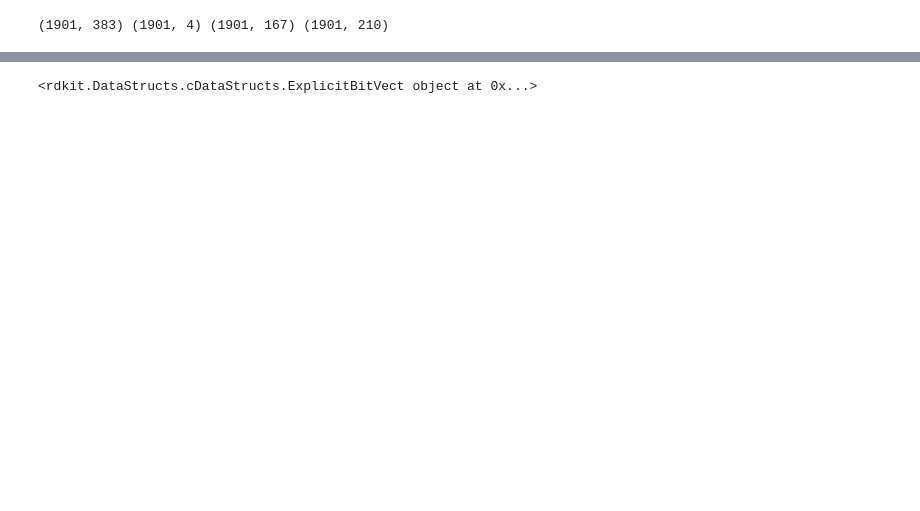
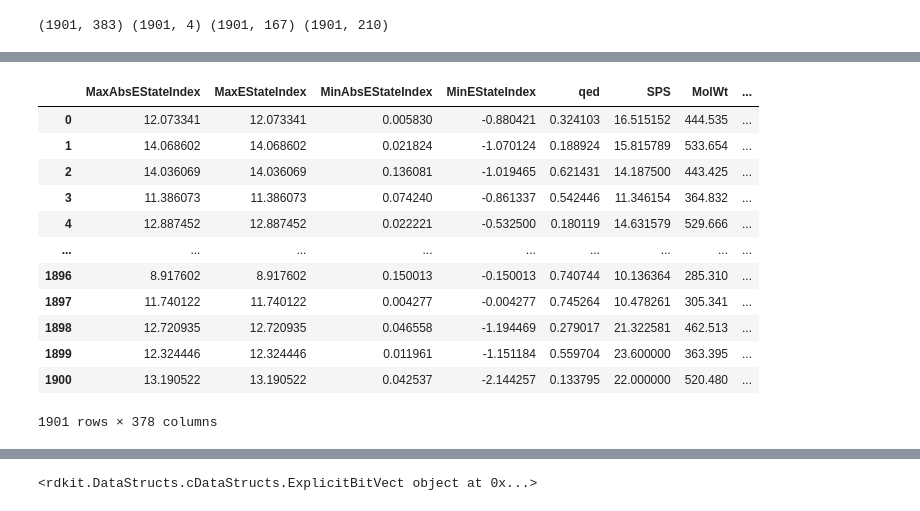
Before and after one commit to davidmandia/Bioinformatics-project---AI-, a Jupyter notebook: Project.ipynb, the cells around one changed output, grey strips where cells are left out. Cells and saved outputs as stored; diff of their text form; code cells hidden in the pictures; blank space fills up the shorter version.

```diff
--- a/Project.ipynb
+++ b/Project.ipynb
@@ -128,0 +156,20 @@ X.shape
+# %%
+data_fu_des_fp = data_fu_des_fp.drop(['Molecule', 'group', 'smiles'], axis=1)
+# %%
+data_fu_des_fp = data_fu_des_fp.drop(['maccs_fingerprint'], axis=1)
+# %%
+data_fu_des_fp
+# %% [output]
+|  | MaxAbsEStateIndex | MaxEStateIndex | MinAbsEStateIndex | MinEStateIndex | qed | SPS | MolWt | ... |
+| 0 | 12.073341 | 12.073341 | 0.005830 | -0.880421 | 0.324103 | 16.515152 | 444.535 | ... |
+| 1 | 14.068602 | 14.068602 | 0.021824 | -1.070124 | 0.188924 | 15.815789 | 533.654 | ... |
+| 2 | 14.036069 | 14.036069 | 0.136081 | -1.019465 | 0.621431 | 14.187500 | 443.425 | ... |
+| 3 | 11.386073 | 11.386073 | 0.074240 | -0.861337 | 0.542446 | 11.346154 | 364.832 | ... |
+| 4 | 12.887452 | 12.887452 | 0.022221 | -0.532500 | 0.180119 | 14.631579 | 529.666 | ... |
+| ... | ... | ... | ... | ... | ... | ... | ... | ... |
+| 1896 | 8.917602 | 8.917602 | 0.150013 | -0.150013 | 0.740744 | 10.136364 | 285.310 | ... |
+| 1897 | 11.740122 | 11.740122 | 0.004277 | -0.004277 | 0.745264 | 10.478261 | 305.341 | ... |
+| 1898 | 12.720935 | 12.720935 | 0.046558 | -1.194469 | 0.279017 | 21.322581 | 462.513 | ... |
+| 1899 | 12.324446 | 12.324446 | 0.011961 | -1.151184 | 0.559704 | 23.600000 | 363.395 | ... |
+| 1900 | 13.190522 | 13.190522 | 0.042537 | -2.144257 | 0.133795 | 22.000000 | 520.480 | ... |
+1901 rows × 378 columns
```
Also changed, not shown: parts of 16 cells of this notebook.
